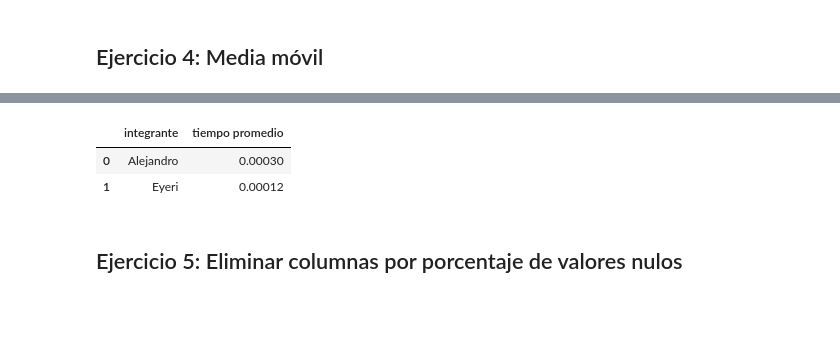
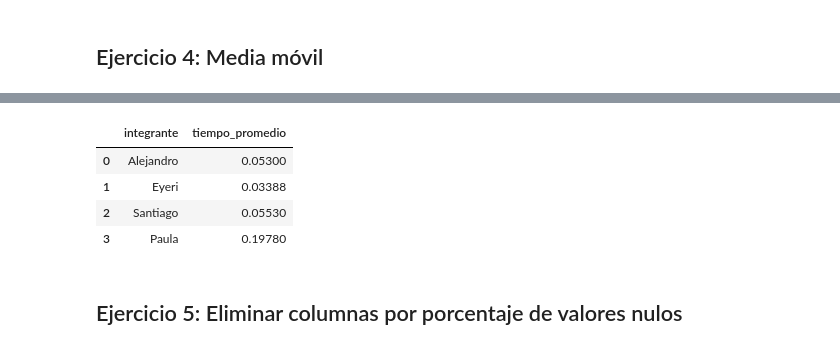
Before and after one commit to Santifer0803/Proyecto_herramientas_II, a Jupyter notebook: cod/ejercicios_python.ipynb, the cells around one changed output, grey strips where cells are left out. Drawn from its saved outputs; the diff is of its cells as text; code cells hidden in the pictures; blank space fills up the shorter version.

```diff
--- a/cod/ejercicios_python.ipynb
+++ b/cod/ejercicios_python.ipynb
@@ -393,18 +399,20 @@ tiempo_promedio_ej_4
 # %%
 data_ej_4= {
 
     'integrante': ['Alejandro', 'Eyeri', 'Santiago', 'Paula'],
 
-    'tiempo promedio' : [0.0003, 0.00012, , 0.0553, 0.1978]
+    'tiempo_promedio' : [0.053, 0.03388, 0.0553, 0.1978]
 
 }
 
 tiempos_ej_4 = pd.DataFrame(data_ej_4)
 tiempos_ej_4
 # %% [output]
-|  | integrante | tiempo promedio |
-| 0 | Alejandro | 0.00030 |
-| 1 | Eyeri | 0.00012 |
+|  | integrante | tiempo_promedio |
+| 0 | Alejandro | 0.05300 |
+| 1 | Eyeri | 0.03388 |
+| 2 | Santiago | 0.05530 |
+| 3 | Paula | 0.19780 |
 # %% [markdown]
 ## Ejercicio 5: Eliminar columnas por porcentaje de valores nulos
 # %%
```
Also changed, not shown: parts of 12 cells of this notebook.
